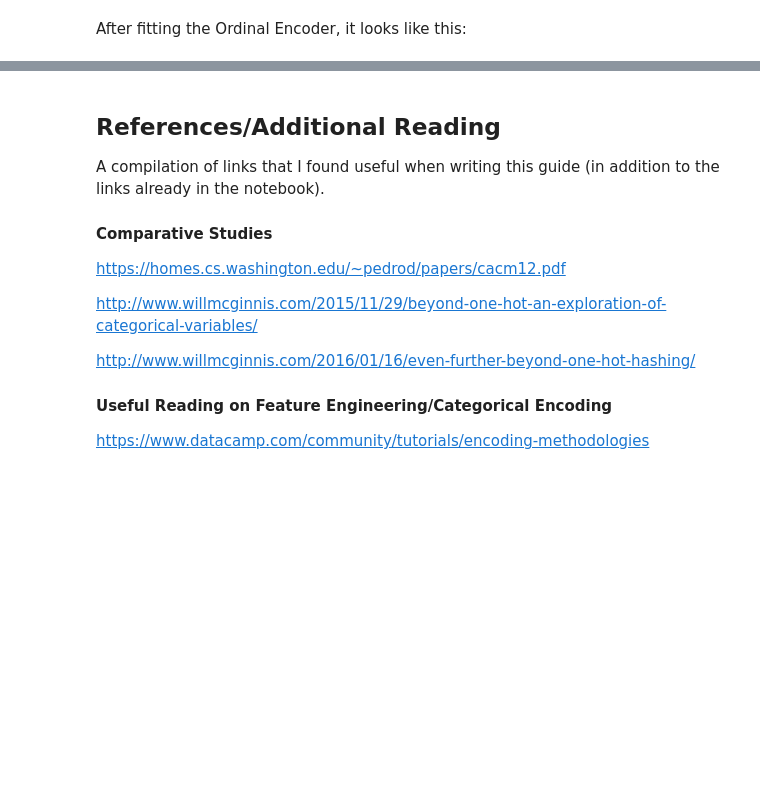
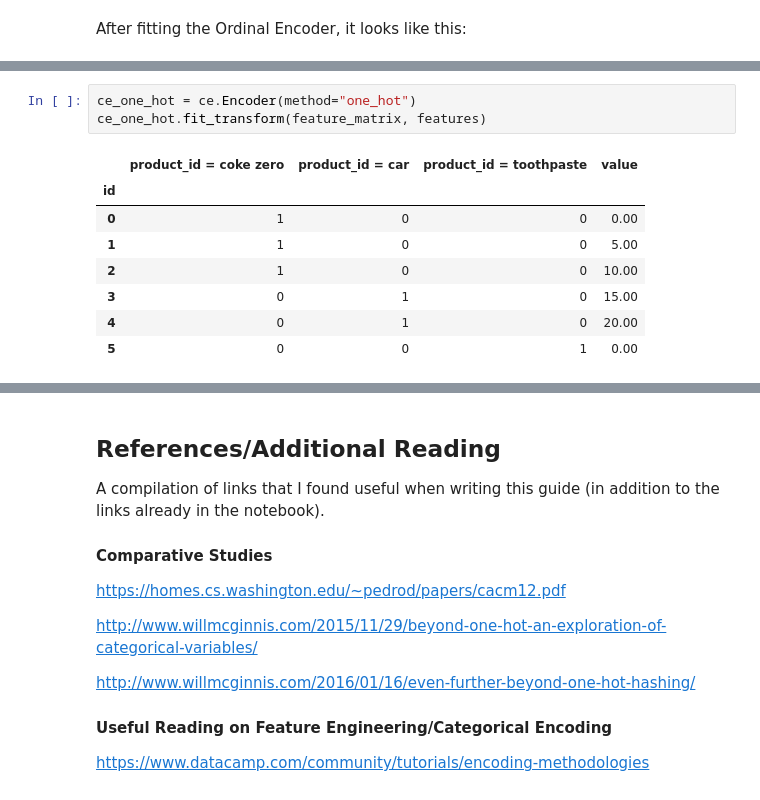
Before and after one commit to alteryx/categorical_encoding, a Jupyter notebook: guides/notebooks/categorical-encoding-guide.ipynb, the cells around one changed output, grey strips where cells are left out. Cells and saved outputs as stored; diff of their text form; blank space fills up the shorter version.

```diff
--- a/guides/notebooks/categorical-encoding-guide.ipynb
+++ b/guides/notebooks/categorical-encoding-guide.ipynb
@@ -410,0 +93,12 @@ Finally, Contrast Encoders provide an interesting way to mathematically separate
+# %%
+ce_one_hot = ce.Encoder(method="one_hot")
+ce_one_hot.fit_transform(feature_matrix, features)
+# %% [output]
+|  | product_id = coke zero | product_id = car | product_id = toothpaste | value |
+| id |  |  |  |  |
+| 0 | 1 | 0 | 0 | 0.00 |
+| 1 | 1 | 0 | 0 | 5.00 |
+| 2 | 1 | 0 | 0 | 10.00 |
+| 3 | 0 | 1 | 0 | 15.00 |
+| 4 | 0 | 1 | 0 | 20.00 |
+| 5 | 0 | 0 | 1 | 0.00 |
```
Also changed, not shown: parts of 68 cells of this notebook, 6 other files.
